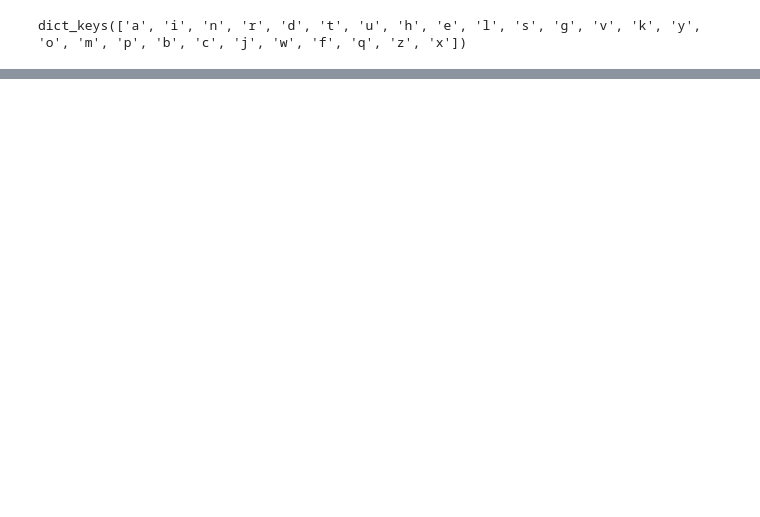
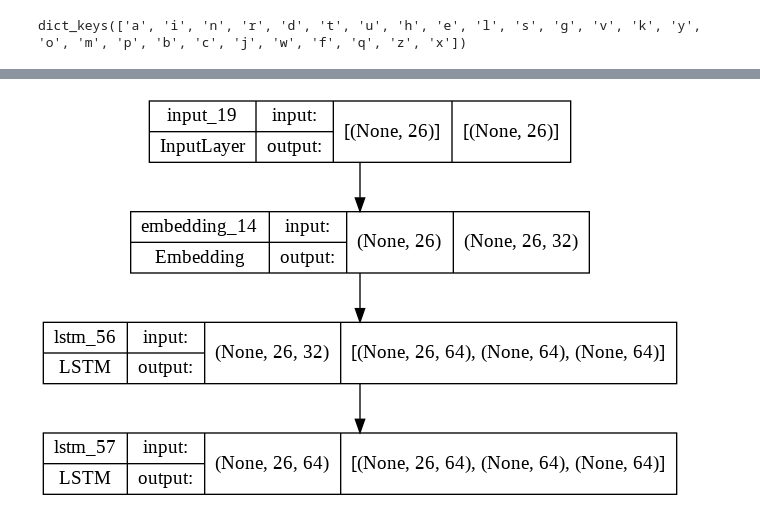
Before and after one commit to akshaygrao77/DeepLearning-Assignment3, a Jupyter notebook: DL_Assignment_3.ipynb, the cells around one changed output, grey strips where cells are left out. Saved outputs shown, nothing was run; the diff lists cells and outputs as text; code cells hidden in the pictures; blank space fills up the shorter version.

Commit message:
Completed adding skeleton for encoder-decoder models

```diff
--- a/DL_Assignment_3.ipynb
+++ b/DL_Assignment_3.ipynb
@@ -157 +192,13 @@ def build_model(rnn_type,embedding_dim,encoder_layers,decoder_layers,dropout,lat
   return model
+# %%
+def get_inference_encoder_model(model,encoder_layers):
+  encoder_inputs = model.input[0]
+  if isinstance(model.layers[encoder_layers+3], keras.layers.LSTM):
+    encoder_outputs, state_h_enc, state_c_enc = model.layers[encoder_layers+3].output
+    encoder_states = [state_h_enc, state_c_enc]
+  elif (isinstance(model.layers[encoder_layers+3], keras.layers.GRU) or isinstance(model.layers[encoder_layers+3], keras.layers.RNN)):
+    encoder_outputs, state = model.layers[encoder_layers+3].output
+    encoder_states = [state]
+
+  encoder_model = keras.Model(encoder_inputs, encoder_states)
+  return encoder_model
@@ -157,0 +265,9 @@ def build_model(rnn_type,embedding_dim,encoder_layers,decoder_layers,dropout,lat
+# %%
+def build_inference_model(model,encoder_layers,decoder_layers,latent_dim):
+    encoder_model = get_inference_encoder_model(model,encoder_layers)
+
+    decoder_model = get_inference_decoder_model(model,encoder_layers,decoder_layers,latent_dim)
+
+    return encoder_model,decoder_model
+# %%
+model = build_model('LSTM',32,2,3,0.3,64)
@@ -157,0 +278,6 @@ def build_model(rnn_type,embedding_dim,encoder_layers,decoder_layers,dropout,lat
+# %%
+encoder_inference_model,decoder_inference_model = build_inference_model(model,2,3,64)
+# %%
+plot_model(encoder_inference_model, to_file='model.png', show_shapes=True)
+# %% [output]
+[figure, added]
```
Also changed, not shown: parts of 15 cells of this notebook.
